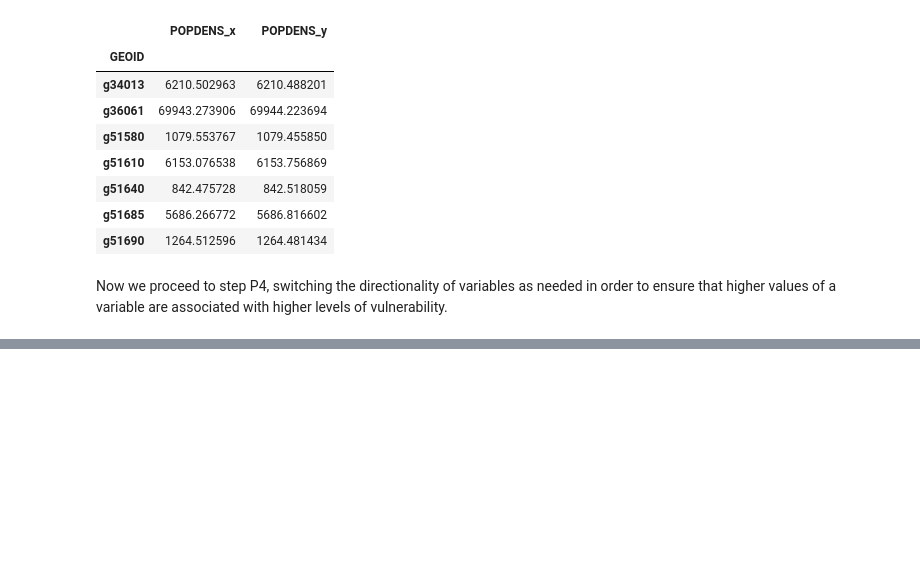
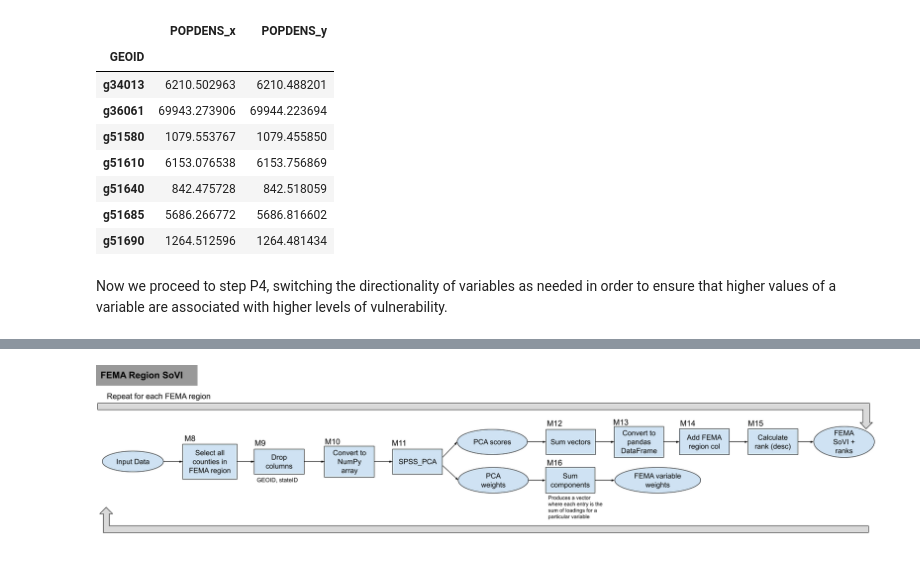
Before and after one commit to HEGSRR/RPl-Spielman-2020, a Jupyter notebook: procedure/code/reproduction/reproduction_report.ipynb, the cells around one changed output, grey strips where cells are left out. Saved outputs shown, nothing was run; the diff lists cells and outputs as text; code cells hidden in the pictures; blank space fills up the shorter version.

```diff
--- a/procedure/code/reproduction/reproduction_report.ipynb
+++ b/procedure/code/reproduction/reproduction_report.ipynb
@@ -912,0 +1021,4 @@ class SPSS_PCA:
+# %%
+display.Image(here(path["rfig"], "workflow_FEMA.png"))
+# %% [output]
+[figure, added]
```
Also changed, not shown: parts of 32 cells of this notebook, 6 other files.
